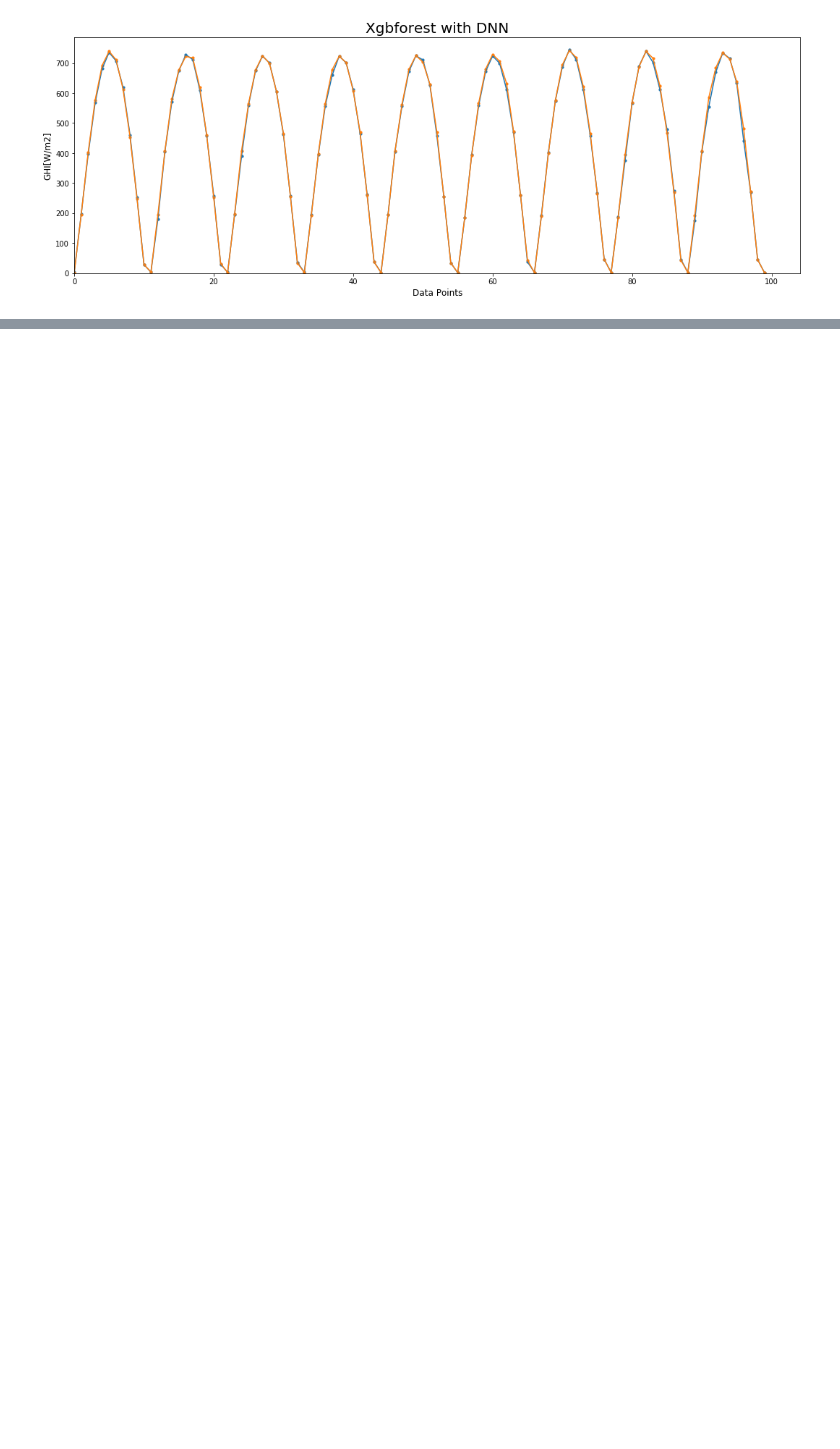
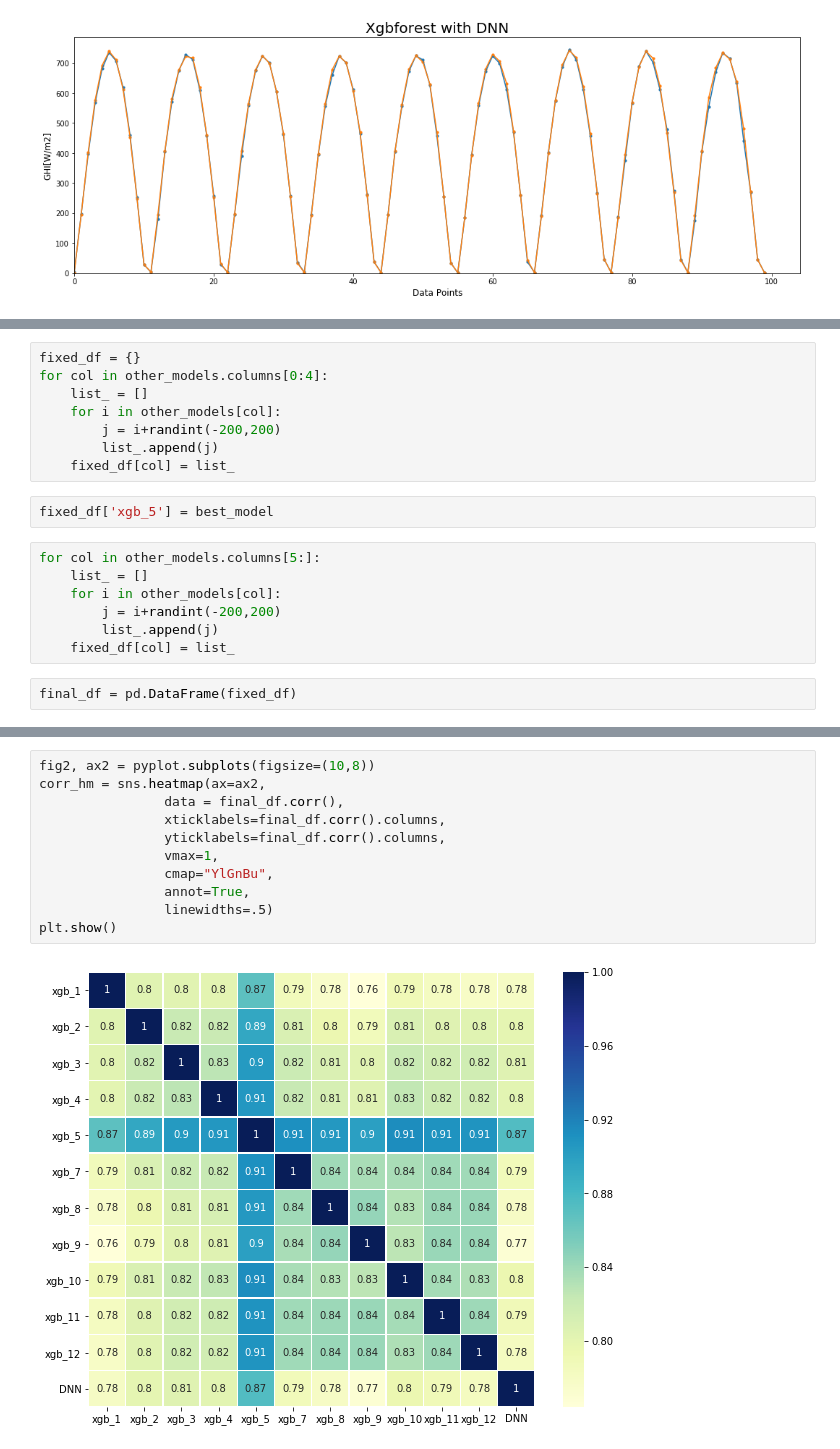
Before and after one commit to orionpax00/weather, a Jupyter notebook: src/final_results.ipynb, the cells around one changed output, grey strips where cells are left out. Saved outputs shown, nothing was run; the diff lists cells and outputs as text; blank space fills up the shorter version.

```diff
--- a/src/final_results.ipynb
+++ b/src/final_results.ipynb
@@ -1013,0 +1034,19 @@ The `ymin` argument was deprecated in Matplotlib 3.0 and will be removed in 3.2.
+# %%
+fixed_df = {}
+for col in other_models.columns[0:4]:
+    list_ = []
+    for i in other_models[col]:
+        j = i+randint(-200,200)
+        list_.append(j)
+    fixed_df[col] = list_
+# %%
+fixed_df['xgb_5'] = best_model
+# %%
+for col in other_models.columns[5:]:
+    list_ = []
+    for i in other_models[col]:
+        j = i+randint(-200,200)
+        list_.append(j)
+    fixed_df[col] = list_
+# %%
+final_df = pd.DataFrame(fixed_df)
@@ -1013,0 +1062,13 @@ The `ymin` argument was deprecated in Matplotlib 3.0 and will be removed in 3.2.
+# %%
+fig2, ax2 = pyplot.subplots(figsize=(10,8))
+corr_hm = sns.heatmap(ax=ax2,
+                data = final_df.corr(),
+                xticklabels=final_df.corr().columns,
+                yticklabels=final_df.corr().columns,
+                vmax=1,
+                cmap="YlGnBu",
+                annot=True,
+                linewidths=.5)
+plt.show()
+# %% [output]
+[figure, added]
```
Also changed, not shown: parts of 11 cells of this notebook, 1 other file.
